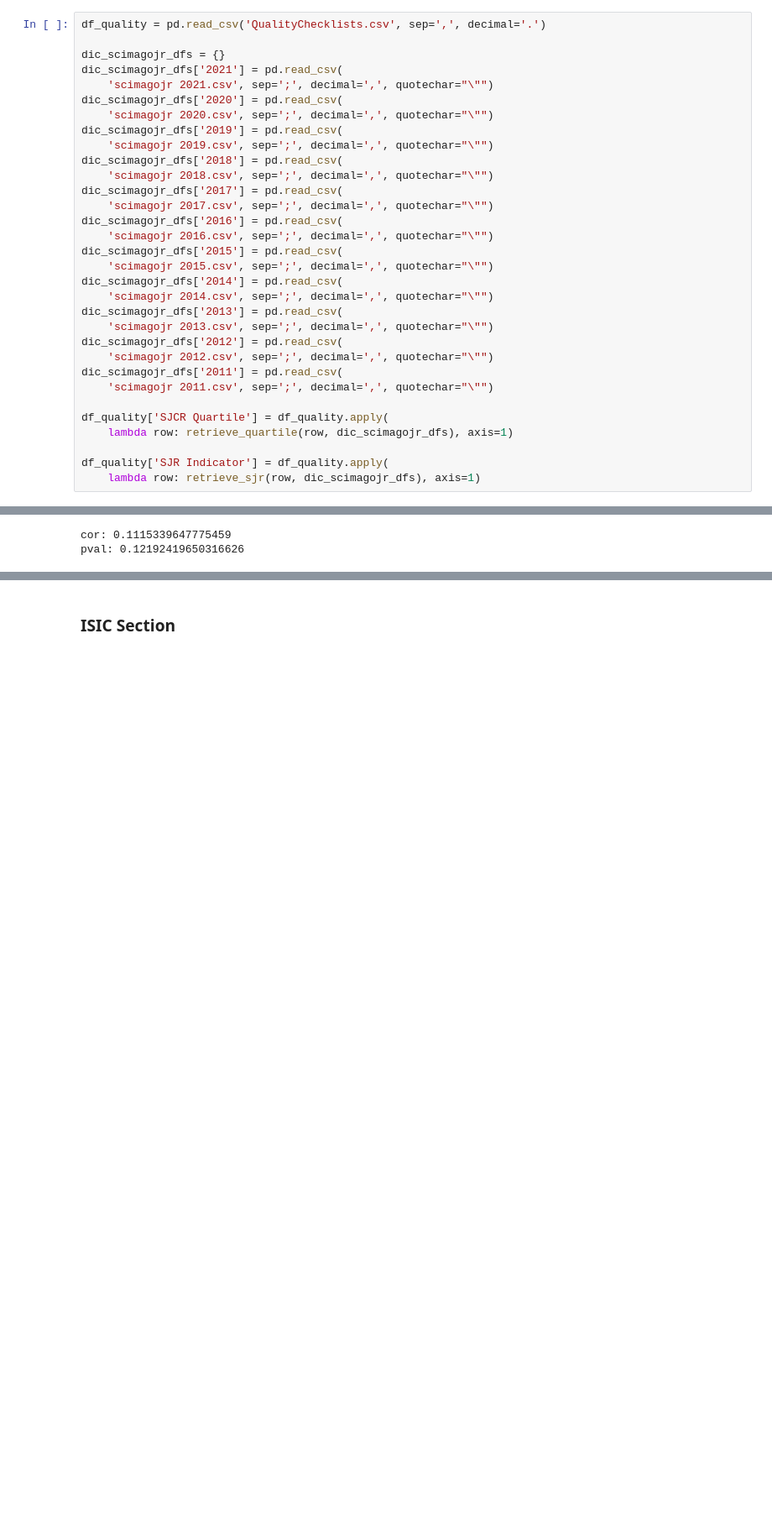
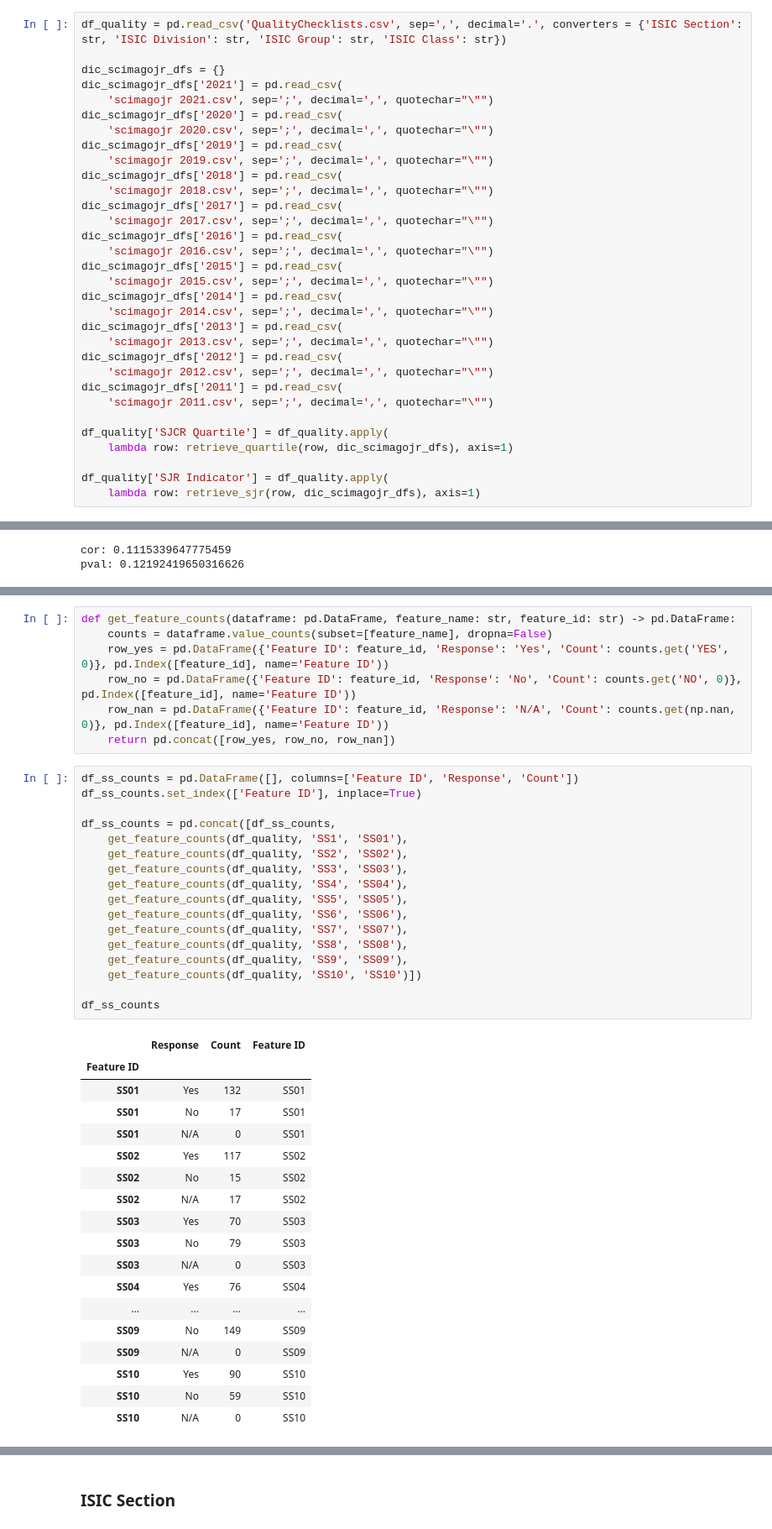
Before and after one commit to cfpgomes/SMS-article-2, a Jupyter notebook: analysis.ipynb, the cells around one changed output, grey strips where cells are left out. Shown: that part at 84% size. Cells and saved outputs as stored; diff of their text form; blank space fills up the shorter version.

```diff
--- a/analysis.ipynb
+++ b/analysis.ipynb
@@ -113,7 +115,7 @@ def retrieve_conference(row, dic_conferences_dfs):
 # %% [markdown]
 # Retrieve jornal rankings from scimagojr databases
 # %%
-df_quality = pd.read_csv('QualityChecklists.csv', sep=',', decimal='.')
+df_quality = pd.read_csv('QualityChecklists.csv', sep=',', decimal='.', converters = {'ISIC Section': str, 'ISIC Division': str, 'ISIC Group': str, 'ISIC Class': str})
 
 dic_scimagojr_dfs = {}
 dic_scimagojr_dfs['2021'] = pd.read_csv(
@@ -457,0 +516,43 @@ fig.show()
+# %%
+def get_feature_counts(dataframe: pd.DataFrame, feature_name: str, feature_id: str) -> pd.DataFrame:
+    counts = dataframe.value_counts(subset=[feature_name], dropna=False)
+    row_yes = pd.DataFrame({'Feature ID': feature_id, 'Response': 'Yes', 'Count': counts.get('YES', 0)}, pd.Index([feature_id], name='Feature ID'))
+    row_no = pd.DataFrame({'Feature ID': feature_id, 'Response': 'No', 'Count': counts.get('NO', 0)}, pd.Index([feature_id], name='Feature ID'))
+    row_nan = pd.DataFrame({'Feature ID': feature_id, 'Response': 'N/A', 'Count': counts.get(np.nan, 0)}, pd.Index([feature_id], name='Feature ID'))
+    return pd.concat([row_yes, row_no, row_nan])
+# %%
+df_ss_counts = pd.DataFrame([], columns=['Feature ID', 'Response', 'Count'])
+df_ss_counts.set_index(['Feature ID'], inplace=True)
+
+df_ss_counts = pd.concat([df_ss_counts,
+    get_feature_counts(df_quality, 'SS1', 'SS01'),
+    get_feature_counts(df_quality, 'SS2', 'SS02'),
+    get_feature_counts(df_quality, 'SS3', 'SS03'),
+    get_feature_counts(df_quality, 'SS4', 'SS04'),
+    get_feature_counts(df_quality, 'SS5', 'SS05'),
+    get_feature_counts(df_quality, 'SS6', 'SS06'),
+    get_feature_counts(df_quality, 'SS7', 'SS07'),
+    get_feature_counts(df_quality, 'SS8', 'SS08'),
+    get_feature_counts(df_quality, 'SS9', 'SS09'),
+    get_feature_counts(df_quality, 'SS10', 'SS10')])
+
+df_ss_counts
+# %% [output]
+|  | Response | Count | Feature ID |
+| Feature ID |  |  |  |
+| SS01 | Yes | 132 | SS01 |
+| SS01 | No | 17 | SS01 |
+| SS01 | N/A | 0 | SS01 |
+| SS02 | Yes | 117 | SS02 |
+| SS02 | No | 15 | SS02 |
+| SS02 | N/A | 17 | SS02 |
+| SS03 | Yes | 70 | SS03 |
+| SS03 | No | 79 | SS03 |
+| SS03 | N/A | 0 | SS03 |
+| SS04 | Yes | 76 | SS04 |
+| ... | ... | ... | ... |
+| SS09 | No | 149 | SS09 |
+| SS09 | N/A | 0 | SS09 |
+| SS10 | Yes | 90 | SS10 |
+| SS10 | No | 59 | SS10 |
+| SS10 | N/A | 0 | SS10 |
```
Also changed, not shown: parts of 40 cells of this notebook, 27 other files.
